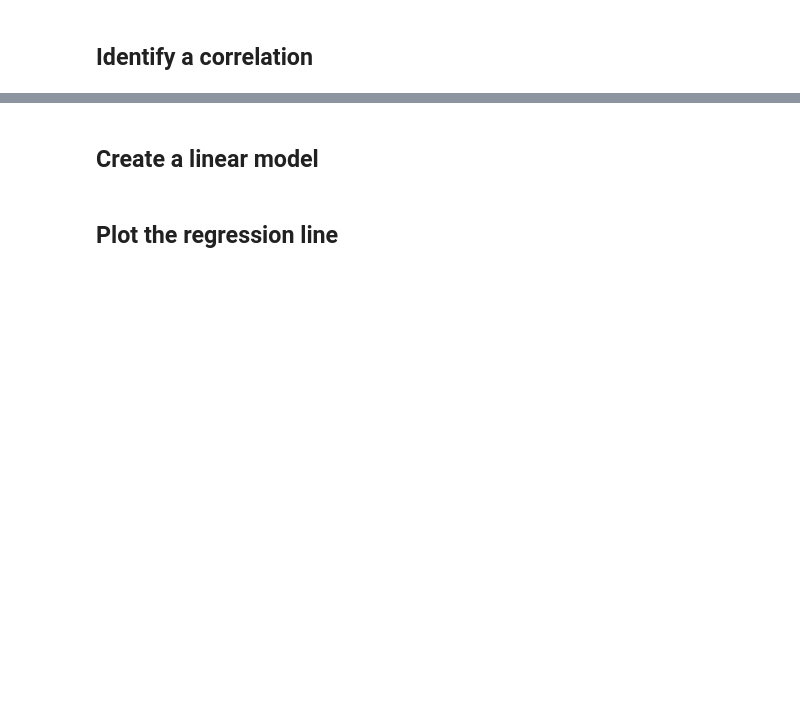
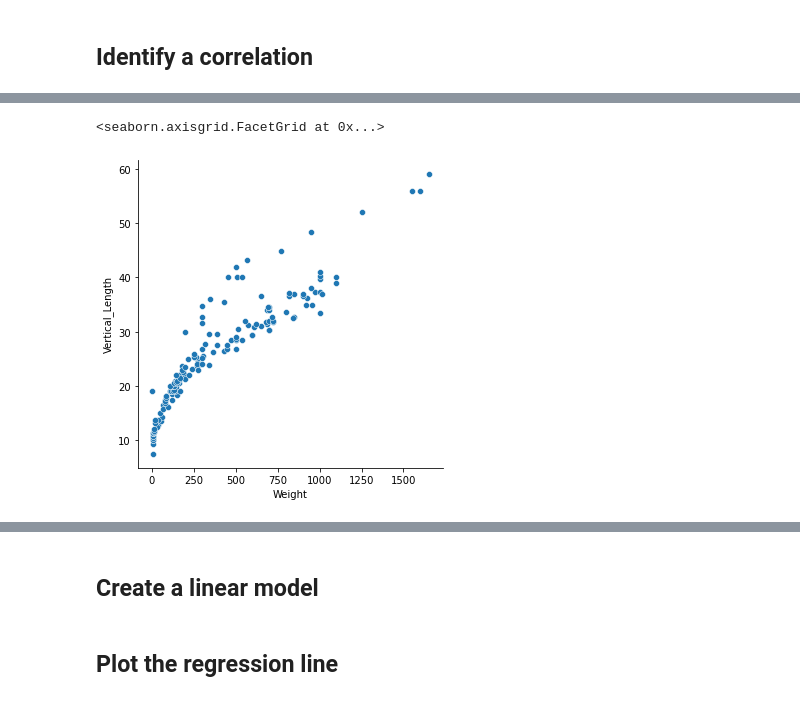
Before and after one commit to TJ-Mothokho/Murach-s-Python-for-Data-Analysis, a Jupyter notebook: Chapter 10/ex_10-1_fish.ipynb, the cells around one changed output, grey strips where cells are left out. Saved outputs shown, nothing was run; the diff lists cells and outputs as text; code cells hidden in the pictures; blank space fills up the shorter version.

```diff
--- a/Chapter 10/ex_10-1_fish.ipynb
+++ b/Chapter 10/ex_10-1_fish.ipynb
@@ -46,4 +60,8 @@ fish.head()
 # %%
 # use a scatterplot to plot the correlation between weight and vertical length for all fish
+sns.relplot(data=fish, kind='scatter', x='Weight', y='Vertical_Length')
+# %% [output]
+<seaborn.axisgrid.FacetGrid at 0x...>
+[figure, added]
 # %%
 # create the same scatterplot as the previous cell, but use color to identify each species
```
Also changed, not shown: parts of 5 cells of this notebook.
